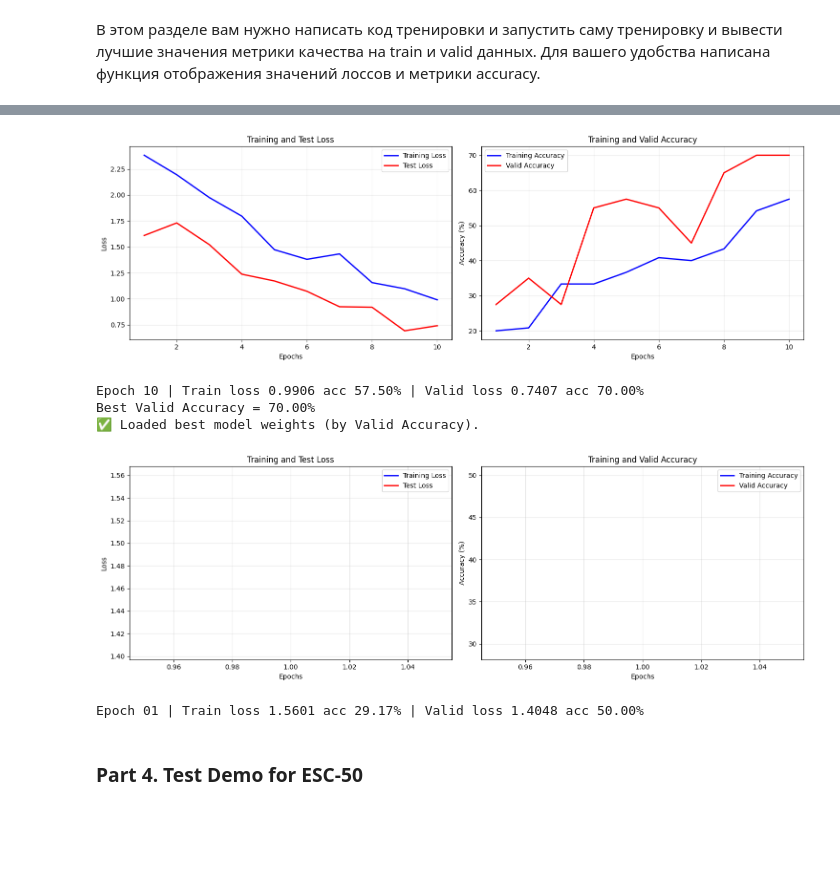
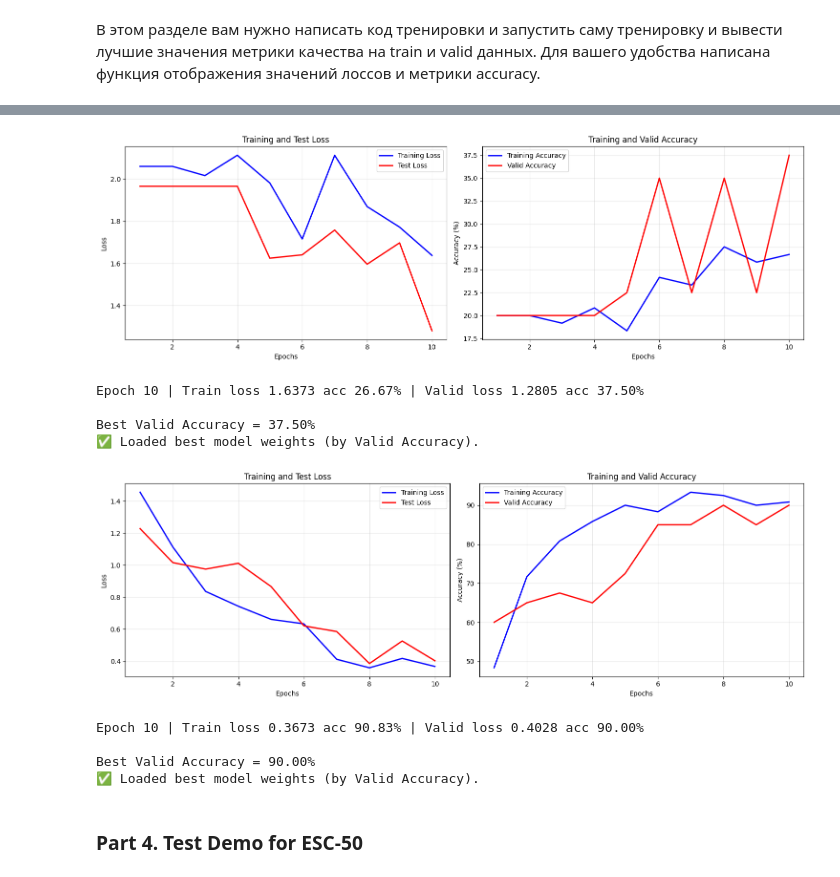
Before and after one commit to atomkevich/speech_dls, a Jupyter notebook: Homework_1_Environmental_Sound_Classification_for_students.ipynb, the cells around one changed output, grey strips where cells are left out. Saved outputs shown, nothing was run; the diff lists cells and outputs as text; code cells hidden in the pictures; blank space fills up the shorter version.

```diff
--- a/Homework_1_Environmental_Sound_Classification_for_students.ipynb
+++ b/Homework_1_Environmental_Sound_Classification_for_students.ipynb
@@ -762,18 +751,13 @@ test_dataset = SimpleAudioDataset(
     return_mono_as_1ch=True,
 )
 
-train_loader = DataLoader(train_dataset, batch_size=16, shuffle=True,  num_workers=4, pin_memory=True)
-valid_loader = DataLoader(valid_dataset, batch_size=16, shuffle=False, num_workers=4, pin_memory=True)
-test_loader  = DataLoader(test_dataset,  batch_size=16, shuffle=False, num_workers=4, pin_memory=True)
+train_loader = DataLoader(train_dataset, batch_size=16, shuffle=True,  num_workers=2, pin_memory=True)
+valid_loader = DataLoader(valid_dataset, batch_size=16, shuffle=False, num_workers=2, pin_memory=True)
+test_loader  = DataLoader(test_dataset,  batch_size=16, shuffle=False, num_workers=2, pin_memory=True)
 # %%
 
 # Model, Loss, Optimizer
 device = "cuda" if torch.cuda.is_available() else "cpu"
-
-EPOCHS_SIMPLE = 12
-EPOCHS_WAVE = 25
-EPOCHS_HF = 10
-
 hf_model = HFSSLClassifier(freeze_backbone=False).to(device)
 simple_model = SimpleWaveCNN(num_classes=5, base=64).to(device)
 wave_model = WaveAttnNet(
@@ -786,29 +770,20 @@ wave_model = WaveAttnNet(
     pooling="attn",
     in_channels=1,
 ).to(device)
-
 criterion = nn.CrossEntropyLoss()
-
 optimizer_hf = torch.optim.AdamW(hf_model.parameters(), lr=2e-4, weight_decay=1e-2)
 optimizer_simple = torch.optim.AdamW(simple_model.parameters(), lr=2e-4, weight_decay=1e-4)
-optimizer_wave = torch.optim.AdamW(wave_model.parameters(), lr=3e-4, weight_decay=1e-4)
+optimizer_wave = torch.optim.AdamW(wave_model.parameters(), lr=2e-4, weight_decay=1e-4)
 
 scheduler_simple = torch.optim.lr_scheduler.CosineAnnealingLR(
-    optimizer_simple, T_max=EPOCHS_SIMPLE, eta_min=1e-5
+    optimizer_simple, T_max=30, eta_min=1e-5
 )
 scheduler_hf = torch.optim.lr_scheduler.CosineAnnealingLR(
-    optimizer_hf, T_max=EPOCHS_HF, eta_min=1e-5
+    optimizer_hf, T_max=30, eta_min=1e-5
 )
-steps_per_epoch = len(train_loader)
-scheduler_wave = torch.optim.lr_scheduler.OneCycleLR(
-    optimizer_wave,
-    max_lr=3e-4,
-    total_steps=steps_per_epoch * EPOCHS_WAVE,
-    pct_start=0.2,
-    anneal_strategy='cos',
-    cycle_momentum=False
+scheduler_wave = torch.optim.lr_scheduler.CosineAnnealingLR(
+    optimizer_wave, T_max=30, eta_min=1e-5
 )
-
 def normalize_batch(waves_1d: torch.Tensor) -> torch.Tensor:
     # waves_1d: (B, N)
     if getattr(feature_extractor, "do_normalize", False):
@@ -817,7 +792,8 @@ def normalize_batch(waves_1d: torch.Tensor) -> torch.Tensor:
         waves_1d = (waves_1d - mean) / std
     return waves_1d
 # %%
-def train(model, train_loader, valid_loader, criterion, optimizer, scheduler, device, n_epochs=10, scheduler_step_on_batch=False):
+
+def train(model, train_loader, valid_loader, criterion, optimizer, scheduler, device, n_epochs=10):
 
     train_losses = []
     train_accuracies = []
@@ -828,8 +804,6 @@ def train(model, train_loader, valid_loader, criterion, optimizer, scheduler, de
     best_state = None
 
     for epoch in range(1, n_epochs + 1):
-        if hasattr(train_loader.dataset, "set_epoch"):
-            train_loader.dataset.set_epoch(epoch - 1)
         model.train()
         running_loss, running_correct, running_total = 0.0, 0, 0
 
@@ -848,17 +822,15 @@ def train(model, train_loader, valid_loader, criterion, optimizer, scheduler, de
             loss.backward()
             nn.utils.clip_grad_norm_(model.parameters(), 1.0)
             optimizer.step()
-            if scheduler is not None and scheduler_step_on_batch:
-                scheduler.step()
 
             running_loss += loss.item() * labels.size(0)
             preds = logits.argmax(dim=1)
             running_correct += (preds == labels).sum().item()
             running_total += labels.size(0)
 
+        if scheduler is not None:
+            scheduler.step()
 
-        if scheduler is not None and not scheduler_step_on_batch:
-            scheduler.step()
         epoch_train_loss = running_loss / running_total
         epoch_train_acc  = 100.0 * running_correct / running_total
 
@@ -902,5 +874,5 @@ def train(model, train_loader, valid_loader, criterion, optimizer, scheduler, de
         model.load_state_dict(best_state)
         print("✅ Loaded best model weights (by Valid Accuracy).")
 # %%
-train(simple_model, train_loader, valid_loader, criterion, optimizer_simple, scheduler_simple, device, n_epochs=EPOCHS_SIMPLE)
+train(simple_model, train_loader, valid_loader, criterion, optimizer_simple, scheduler_simple, device, n_epochs=10)
 # %% [output]
@@ -909,17 +882,21 @@ Epoch 10 | Train loss 0.4519 acc 86.67% | Valid loss 0.7087 acc 77.50%
 Best Valid Accuracy = 77.50%
 ✅ Loaded best model weights (by Valid Accuracy).
 # %%
-train(wave_model, train_loader, valid_loader, criterion, optimizer_wave, scheduler_wave, device, n_epochs=EPOCHS_WAVE, scheduler_step_on_batch=True)
+train(wave_model, train_loader, valid_loader, criterion, optimizer_wave, scheduler_wave, device, n_epochs=10)
 # %% [output]
-[figure, old version]
+[figure, new version]
-Epoch 10 | Train loss 0.9906 acc 57.50% | Valid loss 0.7407 acc 70.00%
-Best Valid Accuracy = 70.00%
+Epoch 10 | Train loss 1.6373 acc 26.67% | Valid loss 1.2805 acc 37.50%
+
+Best Valid Accuracy = 37.50%
 ✅ Loaded best model weights (by Valid Accuracy).
 # %%
-train(hf_model, train_loader, valid_loader, criterion, optimizer_hf, scheduler_hf, device, n_epochs=EPOCHS_HF)
+train(hf_model, train_loader, valid_loader, criterion, optimizer_hf, scheduler_hf, device, n_epochs=10)
 # %% [output]
-[figure, old version]
+[figure, new version]
-Epoch 01 | Train loss 1.5601 acc 29.17% | Valid loss 1.4048 acc 50.00%
+Epoch 10 | Train loss 0.3673 acc 90.83% | Valid loss 0.4028 acc 90.00%
+
+Best Valid Accuracy = 90.00%
+✅ Loaded best model weights (by Valid Accuracy).
 # %% [markdown]
 ### **Part 4. Test Demo for ESC-50**
 # %% [markdown]
```
Also changed, not shown: parts of 8 cells of this notebook.
